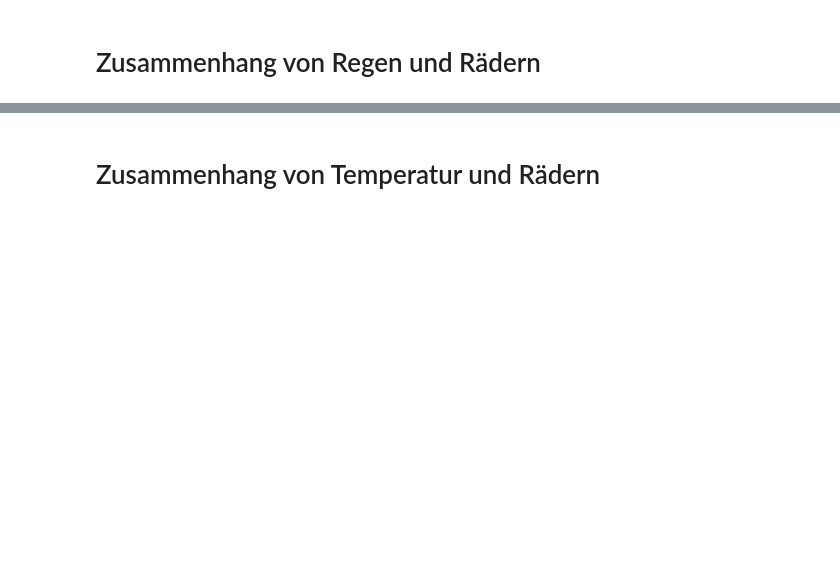
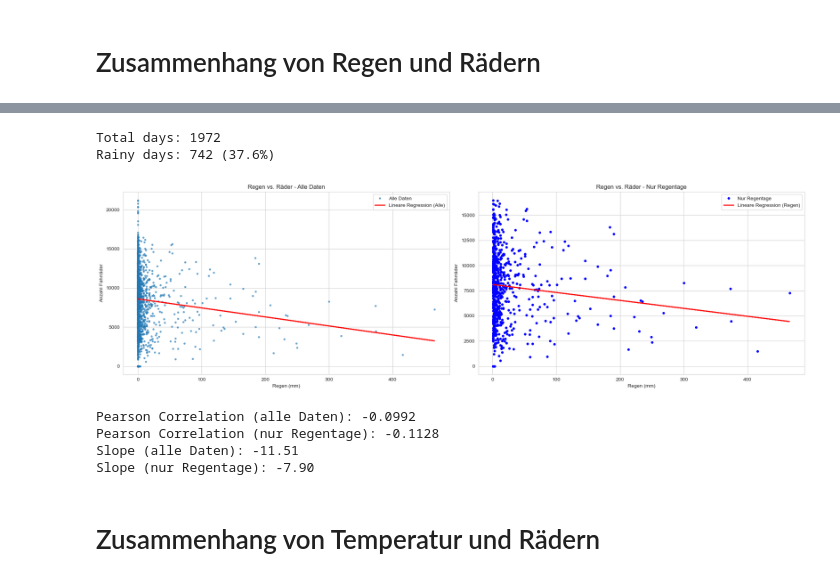
Before and after one commit to LordOfReinkeness/stochastik_SoSe25, a Jupyter notebook: fahrraeder.ipynb, the cells around one changed output, grey strips where cells are left out. Cells and saved outputs as stored; diff of their text form; code cells hidden in the pictures; blank space fills up the shorter version.

```diff
--- a/fahrraeder.ipynb
+++ b/fahrraeder.ipynb
@@ -653,3 +654,73 @@ Pearson Correlation between Regen and Raeder: -0.10564860863985842
+# %%
+# Filter to only days with precipitation > 0
+rainy_days_mask = all_data_daily_constructed['precipitation'] > 0
+rainy_data = all_data_daily_constructed[rainy_days_mask]
+
+print(f"Total days: {len(all_data_daily_constructed)}")
+print(f"Rainy days: {len(rainy_data)} ({len(rainy_data)/len(all_data_daily_constructed)*100:.1f}%)")
+
+# Pearson correlation for all data
+correlation_all, _ = scipy.stats.pearsonr(all_data_daily_constructed['precipitation'],
+                            all_data_daily_constructed['total_count'])
+
+# Pearson correlation for rainy days only
+correlation_rainy, _ = scipy.stats.pearsonr(rainy_data['precipitation'],
+                              rainy_data['total_count'])
+
+# Linear regression for all data
+slope_all, intercept_all = np.polyfit(all_data_daily_constructed['precipitation'],
+                                    all_data_daily_constructed['total_count'], 1)
+regression_line_all = np.poly1d((slope_all, intercept_all))
+
+# Linear regression for rainy days only
+slope_rainy, intercept_rainy = np.polyfit(rainy_data['precipitation'],
+                                        rainy_data['total_count'], 1)
+regression_line_rainy = np.poly1d((slope_rainy, intercept_rainy))
+
+# Create subplots
+fig, (ax1, ax2) = plt.subplots(1, 2, figsize=(20, 6))
+
+# Plot 1: All data
+ax1.plot(all_data_daily_constructed['precipitation'],
+        all_data_daily_constructed['total_count'],
+        marker='o', linestyle='none', markersize=3, label='Alle Daten', alpha=0.6)
+ax1.plot(all_data_daily_constructed['precipitation'],
+        regression_line_all(all_data_daily_constructed['precipitation']),
+        color='red', label='Lineare Regression (Alle)', linewidth=2)
+ax1.set_title('Regen vs. Räder - Alle Daten')
+ax1.set_xlabel('Regen (mm)')
+ax1.set_ylabel('Anzahl Fahrräder')
+ax1.grid(True)
+ax1.legend()
+
+# Plot 2: Rainy days only
+ax2.plot(rainy_data['precipitation'],
+        rainy_data['total_count'],
+        marker='o', linestyle='none', markersize=4, label='Nur Regentage', color='blue')
+ax2.plot(rainy_data['precipitation'],
+        regression_line_rainy(rainy_data['precipitation']),
+        color='red', label='Lineare Regression (Regen)', linewidth=2)
+ax2.set_title('Regen vs. Räder - Nur Regentage')
+ax2.set_xlabel('Regen (mm)')
+ax2.set_ylabel('Anzahl Fahrräder')
+ax2.grid(True)
+ax2.legend()
+
+plt.tight_layout()
+plt.show()
+
+print(f"Pearson Correlation (alle Daten): {correlation_all:.4f}")
+print(f"Pearson Correlation (nur Regentage): {correlation_rainy:.4f}")
+print(f"Slope (alle Daten): {slope_all:.2f}")
+print(f"Slope (nur Regentage): {slope_rainy:.2f}")
+# %% [output]
+Total days: 1972
+Rainy days: 742 (37.6%)
+[figure, added]
+Pearson Correlation (alle Daten): -0.0992
+Pearson Correlation (nur Regentage): -0.1128
+Slope (alle Daten): -11.51
+Slope (nur Regentage): -7.90
 # %% [markdown]
 # Zusammenhang von Temperatur und Rädern
 # %%
```
Also changed, not shown: parts of 5 cells of this notebook.
